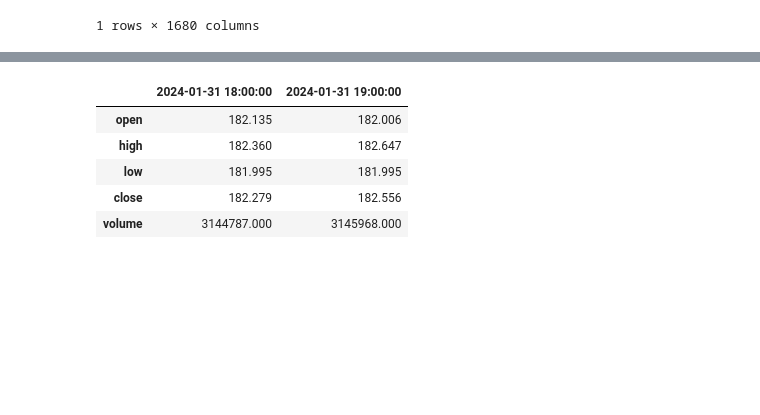
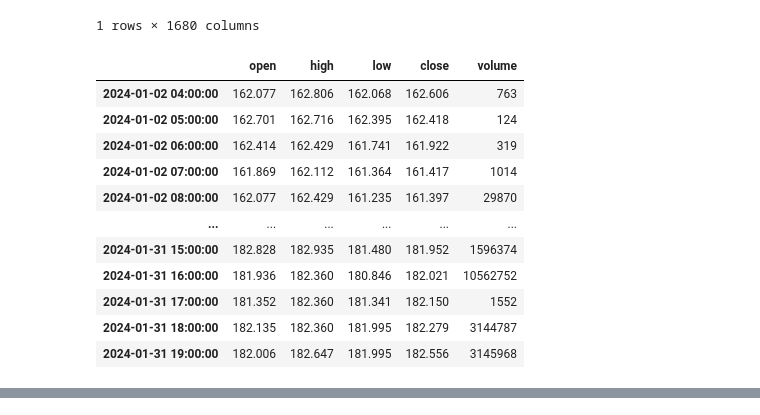
Before and after one commit to CurlyFry53/project-2-stock-data, a Jupyter notebook: cdg_stock_multiple_model.ipynb, the cells around one changed output, grey strips where cells are left out. Drawn from its saved outputs; the diff is of its cells as text; code cells hidden in the pictures; blank space fills up the shorter version.

```diff
--- a/cdg_stock_multiple_model.ipynb
+++ b/cdg_stock_multiple_model.ipynb
@@ -73,25 +73,38 @@ reviews_df
 # %%
 # Extracting the time series data
 time_series_data = reviews["Time Series (60min)"]
 
 # Convert to DataFrame
 df = pd.DataFrame(time_series_data).T
 
 # Rename columns
 df.columns = ["open", "high", "low", "close", "volume"]
 
 # Convert data types
 df = df.astype({"open": float, "high": float, "low": float, "close": float, "volume": int})
 
 # Convert index to datetime
 df.index = pd.to_datetime(df.index)
 
 # Sort index
 df.sort_index(inplace=True)
+df
 
 # Transpose DataFrame
-df_flipped = df.T
+# df_flipped = df.T
 
 # Display transposed DataFrame
-df_flipped
+# df_flipped
 # %% [output]
+|  | open | high | low | close | volume |
+| 2024-01-02 04:00:00 | 162.077 | 162.806 | 162.068 | 162.606 | 763 |
+| 2024-01-02 05:00:00 | 162.701 | 162.716 | 162.395 | 162.418 | 124 |
+| 2024-01-02 06:00:00 | 162.414 | 162.429 | 161.741 | 161.922 | 319 |
+| 2024-01-02 07:00:00 | 161.869 | 162.112 | 161.364 | 161.417 | 1014 |
+| 2024-01-02 08:00:00 | 162.077 | 162.429 | 161.235 | 161.397 | 29870 |
+| ... | ... | ... | ... | ... | ... |
+| 2024-01-31 15:00:00 | 182.828 | 182.935 | 181.480 | 181.952 | 1596374 |
+| 2024-01-31 16:00:00 | 181.936 | 182.360 | 180.846 | 182.021 | 10562752 |
+| 2024-01-31 17:00:00 | 181.352 | 182.360 | 181.341 | 182.150 | 1552 |
+| 2024-01-31 18:00:00 | 182.135 | 182.360 | 181.995 | 182.279 | 3144787 |
+| 2024-01-31 19:00:00 | 182.006 | 182.647 | 181.995 | 182.556 | 3145968 |
@@ -101,6 +111,0 @@ df_flipped
-|  | 2024-01-31 18:00:00 | 2024-01-31 19:00:00 |
-| open | 182.135 | 182.006 |
-| high | 182.360 | 182.647 |
-| low | 181.995 | 181.995 |
-| close | 182.279 | 182.556 |
-| volume | 3144787.000 | 3145968.000 |
```
Also changed, not shown: parts of 2 cells of this notebook, 1 other file.
